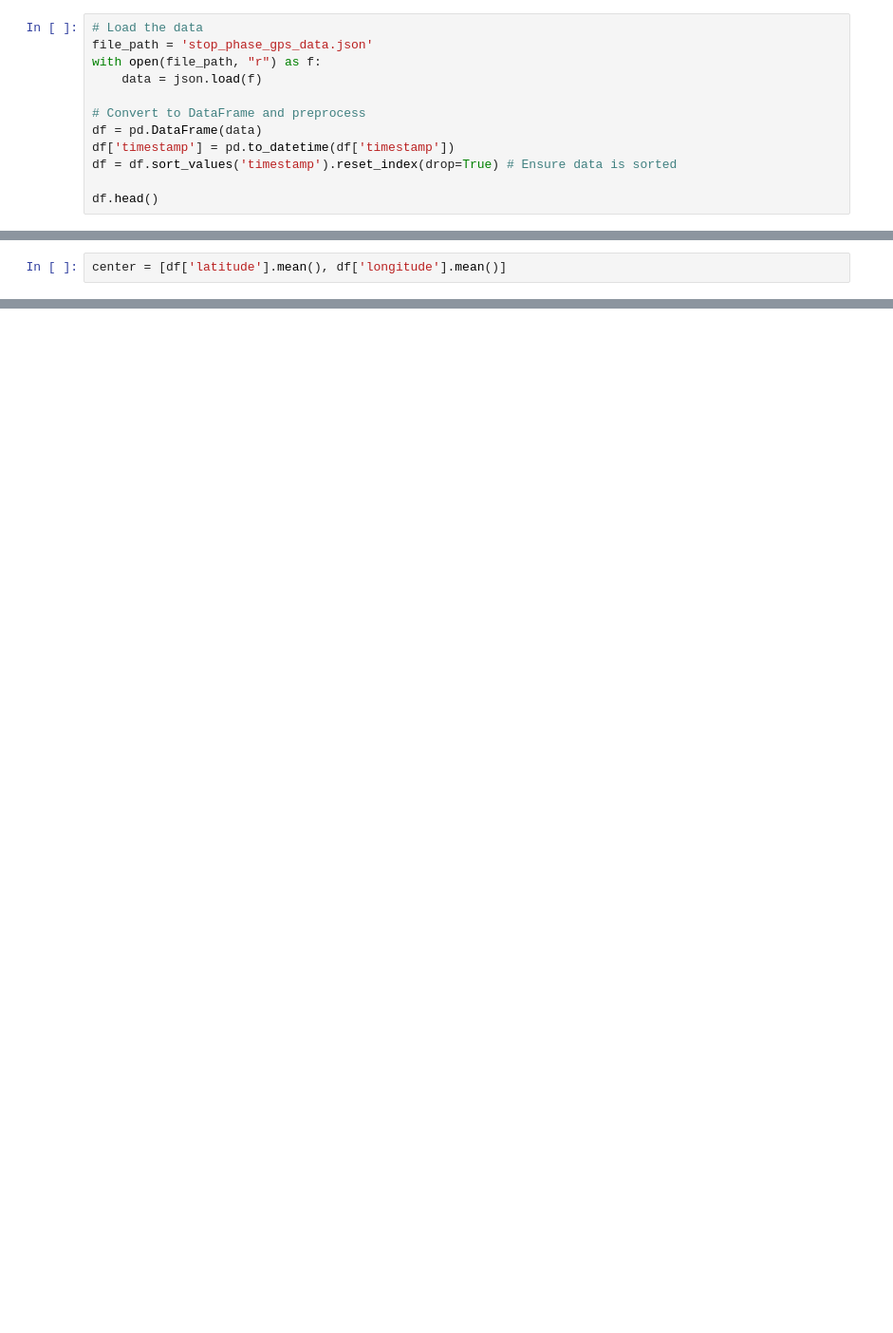
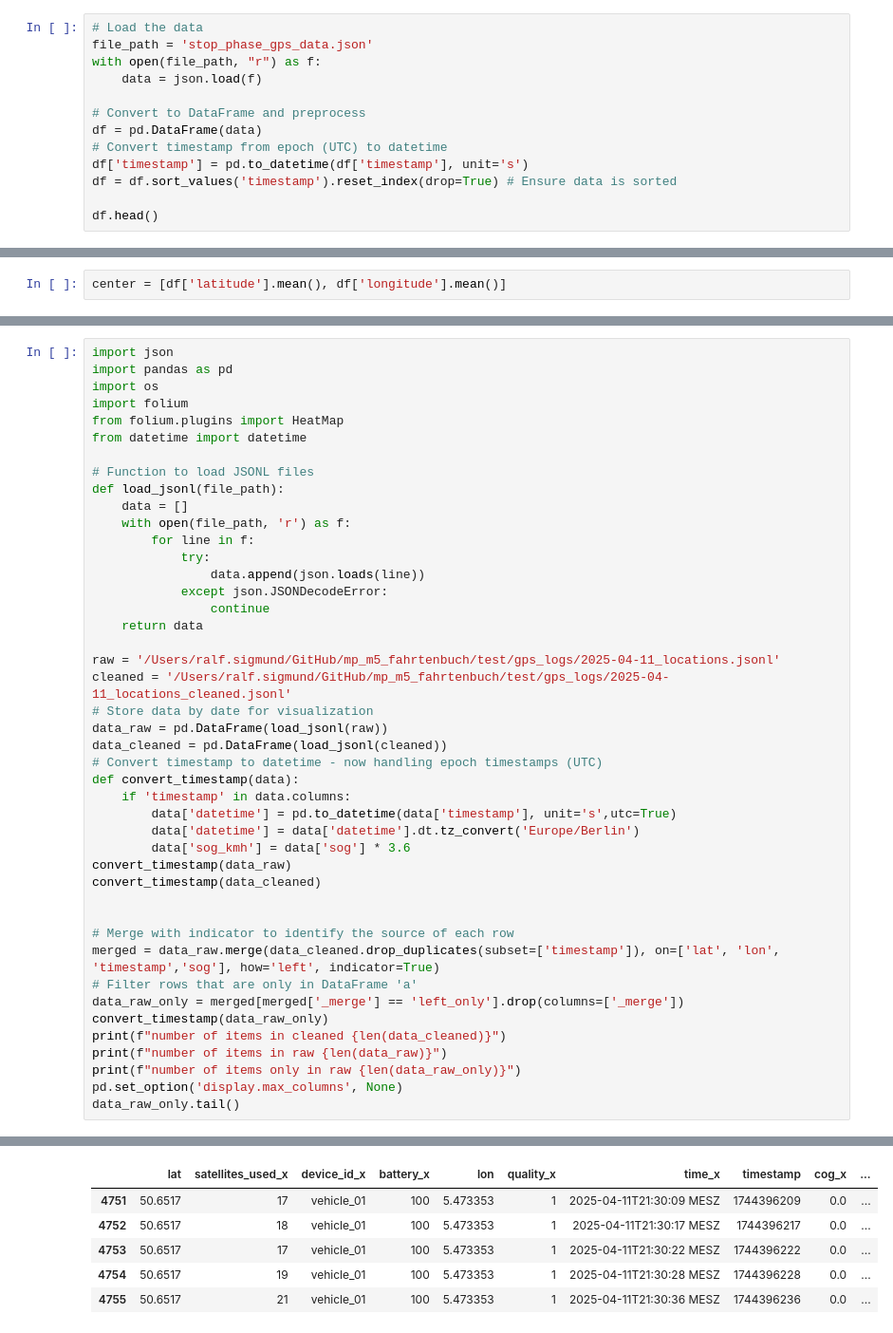
Before and after one commit to sistar/location-tracker, a Jupyter notebook: phantom-cleanup/phantom_cleanup.ipynb, the cells around one changed output, grey strips where cells are left out. Shown at 95% size. Drawn from its saved outputs; the diff is of its cells as text; blank space fills up the shorter version.

```diff
--- a/phantom-cleanup/phantom_cleanup.ipynb
+++ b/phantom-cleanup/phantom_cleanup.ipynb
@@ -108,7 +179,8 @@ with open(file_path, "r") as f:
 
 # Convert to DataFrame and preprocess
 df = pd.DataFrame(data)
-df['timestamp'] = pd.to_datetime(df['timestamp'])
+# Convert timestamp from epoch (UTC) to datetime
+df['timestamp'] = pd.to_datetime(df['timestamp'], unit='s')
 df = df.sort_values('timestamp').reset_index(drop=True) # Ensure data is sorted
 
 df.head()
@@ -256,0 +395,45 @@ m
+# %%
+import json
+import pandas as pd
+import os
+import folium
+from folium.plugins import HeatMap
+from datetime import datetime
+
+# Function to load JSONL files
+def load_jsonl(file_path):
+    data = []
+    with open(file_path, 'r') as f:
+        for line in f:
+            try:
+                data.append(json.loads(line))
+            except json.JSONDecodeError:
+                continue
+    return data
+
+raw = '/Users/ralf.sigmund/GitHub/mp_m5_fahrtenbuch/test/gps_logs/2025-04-11_locations.jsonl'
+cleaned = '/Users/ralf.sigmund/GitHub/mp_m5_fahrtenbuch/test/gps_logs/2025-04-11_locations_cleaned.jsonl'
+# Store data by date for visualization
+data_raw = pd.DataFrame(load_jsonl(raw))
+data_cleaned = pd.DataFrame(load_jsonl(cleaned))
+# Convert timestamp to datetime - now handling epoch timestamps (UTC)
+def convert_timestamp(data):
+    if 'timestamp' in data.columns:
+        data['datetime'] = pd.to_datetime(data['timestamp'], unit='s',utc=True)
+        data['datetime'] = data['datetime'].dt.tz_convert('Europe/Berlin')
+        data['sog_kmh'] = data['sog'] * 3.6
+convert_timestamp(data_raw)
+convert_timestamp(data_cleaned)
+
+
+# Merge with indicator to identify the source of each row
+merged = data_raw.merge(data_cleaned.drop_duplicates(subset=['timestamp']), on=['lat', 'lon', 'timestamp','sog'], how='left', indicator=True)
+# Filter rows that are only in DataFrame 'a'
+data_raw_only = merged[merged['_merge'] == 'left_only'].drop(columns=['_merge'])
+convert_timestamp(data_raw_only)
+print(f"number of items in cleaned {len(data_cleaned)}")
+print(f"number of items in raw {len(data_raw)}")
+print(f"number of items only in raw {len(data_raw_only)}")
+pd.set_option('display.max_columns', None)
+data_raw_only.tail()
+# %% [output]
@@ -256,0 +443,6 @@ m
+|  | lat | satellites_used_x | device_id_x | battery_x | lon | quality_x | time_x | timestamp | cog_x | ... |
+| 4751 | 50.6517 | 17 | vehicle_01 | 100 | 5.473353 | 1 | 2025-04-11T21:30:09 MESZ | 1744396209 | 0.0 | ... |
+| 4752 | 50.6517 | 18 | vehicle_01 | 100 | 5.473353 | 1 | 2025-04-11T21:30:17 MESZ | 1744396217 | 0.0 | ... |
+| 4753 | 50.6517 | 17 | vehicle_01 | 100 | 5.473353 | 1 | 2025-04-11T21:30:22 MESZ | 1744396222 | 0.0 | ... |
+| 4754 | 50.6517 | 19 | vehicle_01 | 100 | 5.473353 | 1 | 2025-04-11T21:30:28 MESZ | 1744396228 | 0.0 | ... |
+| 4755 | 50.6517 | 21 | vehicle_01 | 100 | 5.473353 | 1 | 2025-04-11T21:30:36 MESZ | 1744396236 | 0.0 | ... |
```
Also changed, not shown: parts of 16 cells of this notebook, 2 other files.
